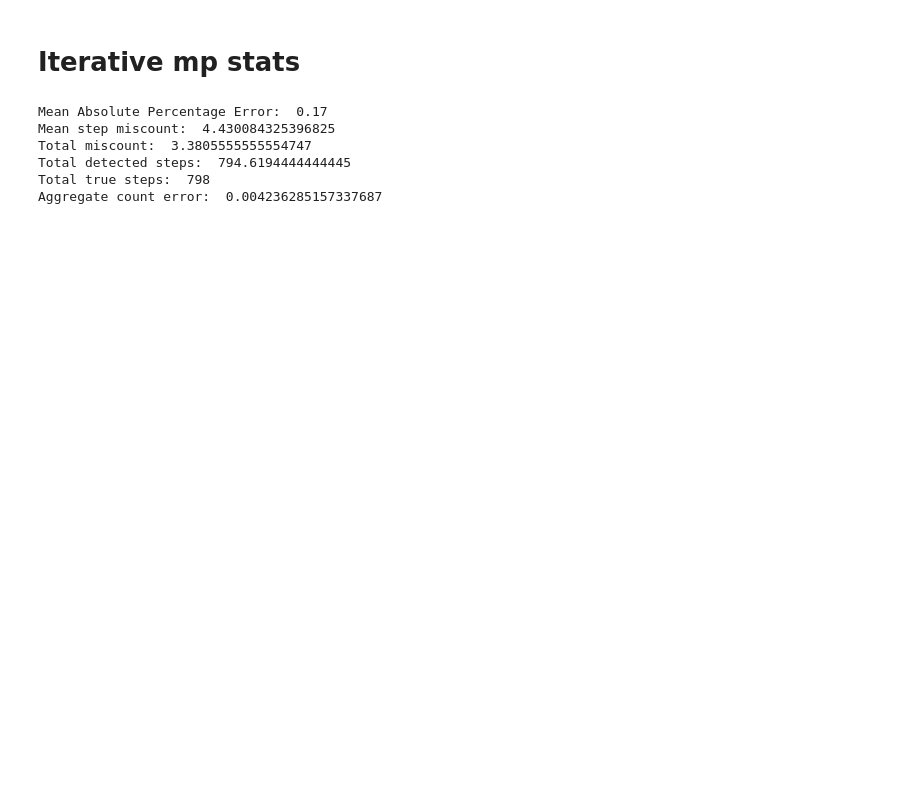
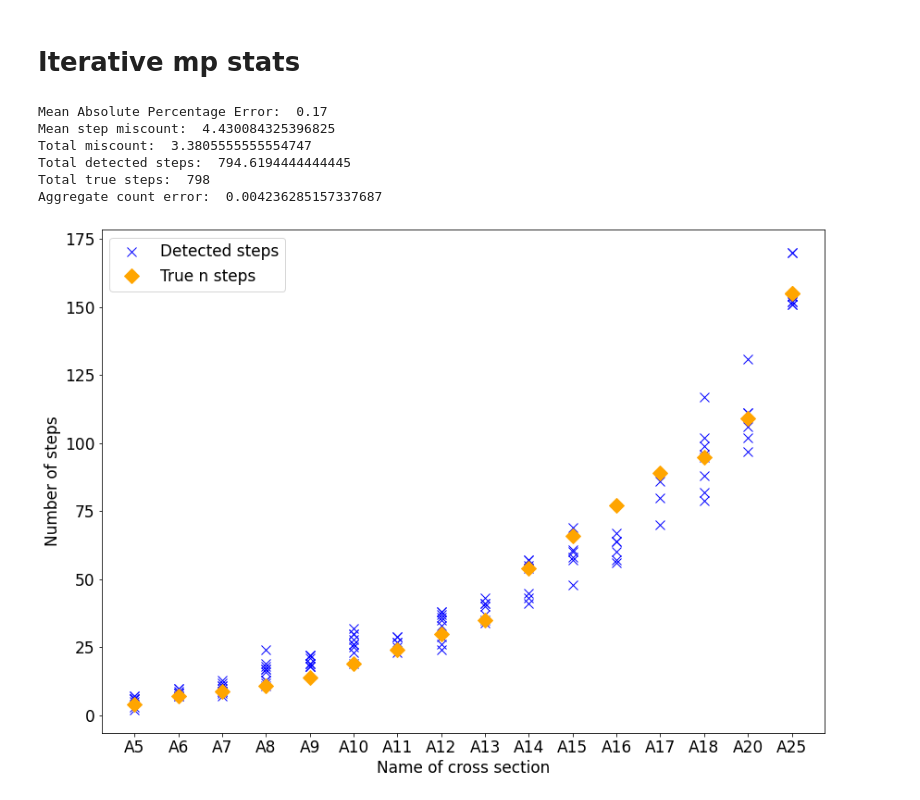
Before and after one commit to gecocowie/Master_thesis, a Jupyter notebook: python/Matrix_profile_statistics.ipynb, the cells around one changed output. Drawn from its saved outputs; the diff is of its cells as text; code cells hidden in the pictures; blank space fills up the shorter version.

```diff
--- a/python/Matrix_profile_statistics.ipynb
+++ b/python/Matrix_profile_statistics.ipynb
@@ -133,6 +163,8 @@ A17_i_hits = [80,86,70]
 A18_i_hits = [82,117,102,96,88,99,95,79]
 A20_i_hits = [97,111,111,102,131,106]
 A25_i_hits = [151,154,170,152]
+
+all_cs_i = [A5_i_hits ,A6_i_hits ,A7_i_hits ,A8_i_hits ,A9_i_hits ,A10_i_hits,A11_i_hits,A12_i_hits,A13_i_hits,A14_i_hits,A15_i_hits,A16_i_hits,A17_i_hits,A18_i_hits,A20_i_hits,A25_i_hits]
 
 
 n_detected_steps_i = [5.333333333333333,8.375,10.0,16,19.8,26.555555555555557,26.666666666666668,32.888888888888886,38.714285714285715,50.285714285714285,58.833333333333336,61.333333333333336,78.66666666666667,94.75,109.66666666666667,156.75]
@@ -141,33 +173,36 @@ n_detected_steps_i = [5.333333333333333,8.375,10.0,16,19.8,26.555555555555557,26
 #Mean Absolute Percentage Error
 MAPE_i = 0
 Step_miscount_i = 0
 for i in range(len(n_true_steps)):
     Err_step_n = abs(n_true_steps[i]-n_detected_steps_i[i])
     #print("Difference: ",Err_step_n)
     Err_p = abs((n_true_steps[i]-n_detected_steps_i[i])/n_true_steps[i])#percent error of each deployment
     #print(np.around(Err_p,2))
     MAPE_i += Err_p
     Step_miscount_i += Err_step_n
 
 MAPE_i = np.around(MAPE_i/len(n_true_steps),2)
 avg_step_miscount_i = Step_miscount_i/len(n_true_steps)
 tot_step_miscount_i = abs(np.sum(n_true_steps) - np.sum(n_detected_steps_i))
 
 count_error_i = abs((np.sum(n_true_steps)-np.sum(n_detected_steps_i))/np.sum(n_true_steps))
 
 print("Mean Absolute Percentage Error: ",MAPE_i)
 print("Mean step miscount: ", avg_step_miscount_i)
 print("Total miscount: ",tot_step_miscount_i)
 print("Total detected steps: ", np.sum(n_detected_steps_i))
 print("Total true steps: ", np.sum(n_true_steps))
 print("Aggregate count error: ", count_error_i)
+
+plot_cs_hits(all_cs_i)
 # %% [output]
 Mean Absolute Percentage Error:  0.17
 Mean step miscount:  4.430084325396825
 Total miscount:  3.3805555555554747
 Total detected steps:  794.6194444444445
 Total true steps:  798
 Aggregate count error:  0.004236285157337687
+[figure, added]
 # %%
 n_detected_steps = [A5_mean,A6_mean,A7_mean,A8_mean,A9_mean,A10_mean,A11_mean,A12_mean,A13_mean,A14_mean,A15_mean,A16_mean,A17_mean,A18_mean,A20_mean]
 
```
Also changed, not shown: parts of 15 cells of this notebook, 5 other files.
